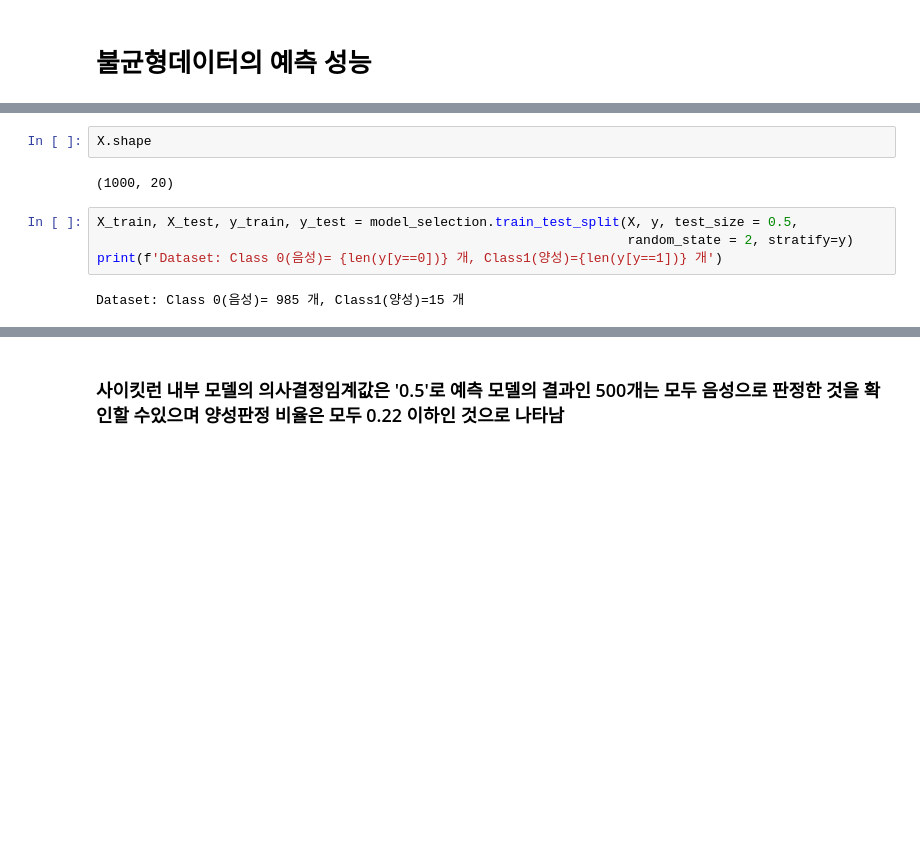
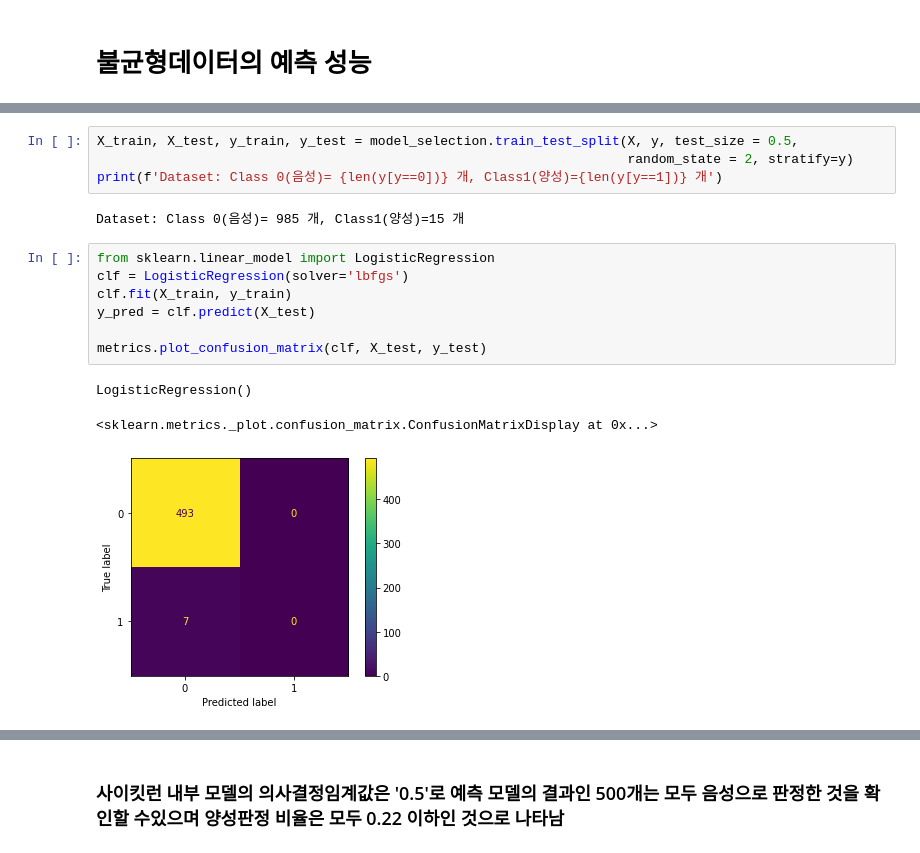
Before and after one commit to ancestor9/aSSIST, a Jupyter notebook: 16_Imbalance data.ipynb, the cells around one changed output, grey strips where cells are left out. Cells and saved outputs as stored; diff of their text form; blank space fills up the shorter version.

```diff
--- a/16_Imbalance data.ipynb
+++ b/16_Imbalance data.ipynb
@@ -30,12 +70,19 @@ findfont: Font family ['Malgun Gothic'] not found. Falling back to DejaVu Sans.
 [figure]
-# %%
-X.shape
-# %% [output]
-(1000, 20)
 # %%
 X_train, X_test, y_train, y_test = model_selection.train_test_split(X, y, test_size = 0.5,
                                                                     random_state = 2, stratify=y)
 print(f'Dataset: Class 0(음성)= {len(y[y==0])} 개, Class1(양성)={len(y[y==1])} 개')
 # %% [output]
 Dataset: Class 0(음성)= 985 개, Class1(양성)=15 개
+# %%
+from sklearn.linear_model import LogisticRegression
+clf = LogisticRegression(solver='lbfgs')
+clf.fit(X_train, y_train)
+y_pred = clf.predict(X_test)
+
+metrics.plot_confusion_matrix(clf, X_test, y_test)
+# %% [output]
+LogisticRegression()
+<sklearn.metrics._plot.confusion_matrix.ConfusionMatrixDisplay at 0x...>
+[figure, added]
 # %%
```
Also changed, not shown: parts of 36 cells of this notebook.
